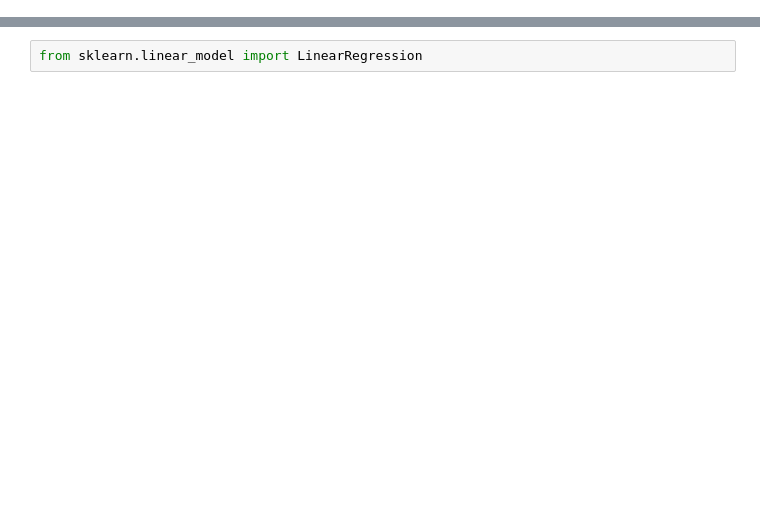
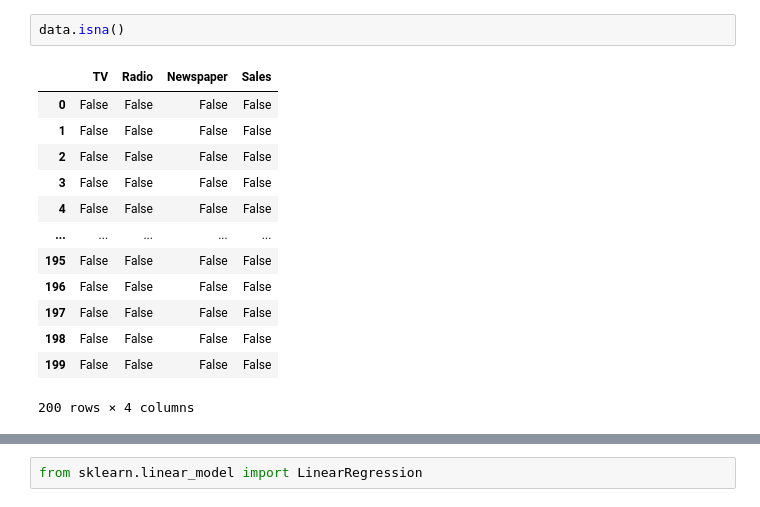
Before and after one commit to jairo-deep-learning/advertising, a Jupyter notebook: Regresión lineal con Scikit learn.ipynb, the cells around one changed output, grey strips where cells are left out. Cells and saved outputs as stored; diff of their text form; blank space fills up the shorter version.

```diff
--- a/Regresión lineal con Scikit learn.ipynb
+++ b/Regresión lineal con Scikit learn.ipynb
@@ -3,0 +41,16 @@ Tiene la ventaja de Hacer la selección de variables independientes que mejor mo
+# %%
+data.isna()
+# %% [output]
+|  | TV | Radio | Newspaper | Sales |
+| 0 | False | False | False | False |
+| 1 | False | False | False | False |
+| 2 | False | False | False | False |
+| 3 | False | False | False | False |
+| 4 | False | False | False | False |
+| ... | ... | ... | ... | ... |
+| 195 | False | False | False | False |
+| 196 | False | False | False | False |
+| 197 | False | False | False | False |
+| 198 | False | False | False | False |
+| 199 | False | False | False | False |
+200 rows × 4 columns
```
Also changed, not shown: parts of 34 cells of this notebook.
